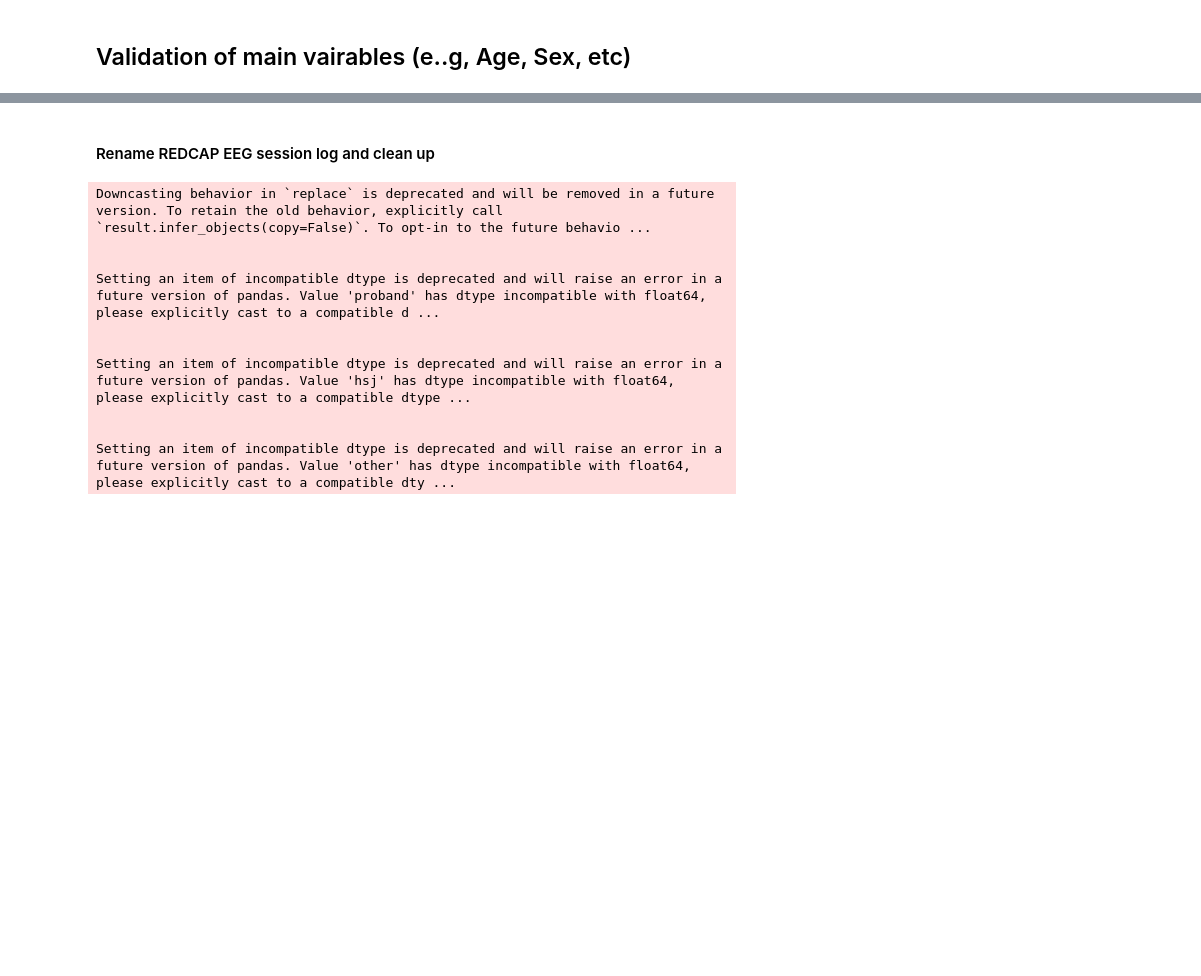
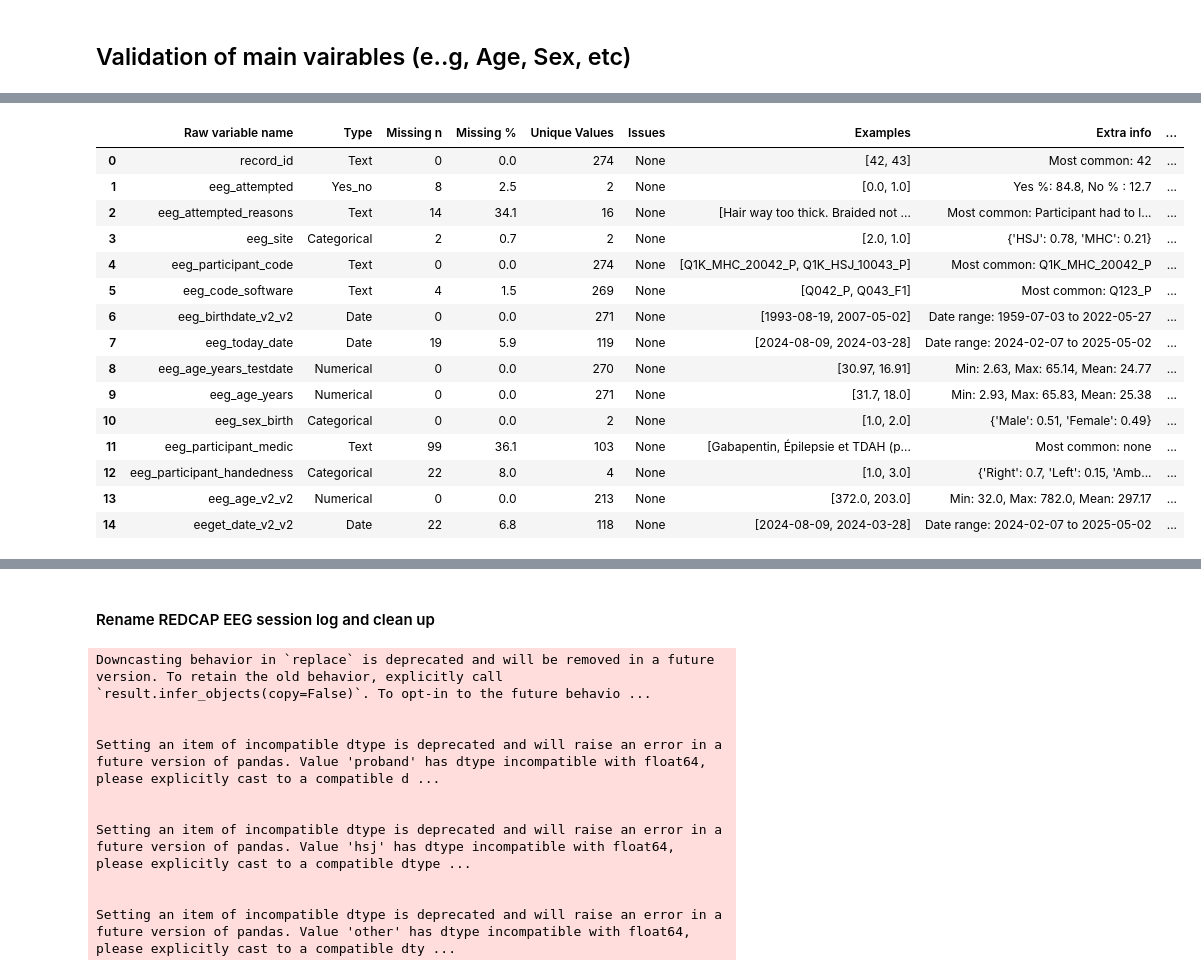
Before and after one commit to gabrielblancogomez/q1k-eeg-validation, a Jupyter notebook: code/EEG_ET_log_validation.ipynb, the cells around one changed output, grey strips where cells are left out. Cells and saved outputs as stored; diff of their text form; code cells hidden in the pictures; blank space fills up the shorter version.

Commit message:
Added new validation scripts. Berofre changes to mapping

```diff
--- a/code/EEG_ET_log_validation.ipynb
+++ b/code/EEG_ET_log_validation.ipynb
@@ -82,7 +133,7 @@ delete_cols = ['redcap_repeat_instrument', 'redcap_event_name',
 # %%
 # Principal columns
 
-principal_cols = ['eeg_attempted',
+principal_cols = ['record_id','eeg_attempted',
  'eeg_attempted_reasons',
  'eeg_site',
  'eeg_participant_code',
@@ -92,14 +143,6 @@ principal_cols = ['eeg_attempted',
  'eeg_age_years_testdate',
  'eeg_age_years',
  'eeg_sex_birth',
- 'eeg_sex_birth_specify',
- 'eeg_diagnosis___1',
- 'eeg_diagnosis___2',
- 'eeg_diagnosis___3',
- 'eeg_diagnosis___4',
- 'eeg_diagnosis___5',
- 'eeg_diagnosis_unk',
- 'eeg_diagnosis_other',
  'eeg_participant_medic',
  'eeg_participant_handedness',
  'eeg_age_v2_v2',
@@ -128,0 +164,28 @@ Index(['eeg_attempted', 'eeg_attempted_reasons', 'eeg_site',
+# %%
+# Column type mappings
+column_types = {
+            'yes_no': ['eeg_attempted', 'eeg_diagnosis___1', 'eeg_diagnosis___2',
+                            'eeg_diagnosis___3', 'eeg_diagnosis___4', 'eeg_diagnosis___5',
+                            'eeg_diagnosis_unk'],
+            'categorical': ['eeg_sex_birth', 'eeg_site', 'eeg_participant_handedness'],
+            'numerical': ['eeg_age_years', 'eeg_age_years_testdate', 'eeg_age_v2_v2'],
+            'date': ['eeg_birthdate_v2_v2', 'eeg_today_date', 'eeget_date_v2_v2'],
+            'text': ['eeg_participant_code', 'eeg_code_software', 'eeg_sex_birth_specify',
+                    'eeg_diagnosis_unk', 'eeg_participant_medic', 'eeg_attempted_reasons',"record_id"]
+        }
+# %%
+category_mappings = {
+    'eeg_attempted': {1.0: 'Yes', 0.0: 'No'},
+    'eeg_sex_birth': {1: 'Female', 2: 'Male', 3: 'Other'},
+    'eeg_participant_handedness': {1: 'Right', 2: 'Left', 3: 'Ambidextrous'},
+    'eeg_site': {1: 'HSJ', 2: 'MHC'},
+    'eeg_fit_v2_v2': {1.0: 'Good', 2.0: "Okay", 3.0: 'Poor'},
+    'eeg_imped_v2_v2': {1.0: 'Good', 2.0: 'Okay', 3.0: 'Poor'},
+    'eeg_vep_a_b_file': {0.0: "A", 1.0: "B"},
+     'eeg_ssaep_a_b_version': {1.0: "A", 0.0: "B"},
+     'eeg_mmn_a_b_file': {1.0: "A", 0.0: "B"},
+     'eeg_p2_rand_v2_v2': {1.0: "A", 0.0: "B"}
+ }
+
+# Special columns
+special_cols = ['eeg_sex_birth_specify', 'eeg_diagnosis_unk', 'eeg_participant_medic', 'eeg_diagnosis_other']
@@ -128,0 +368,19 @@ Index(['eeg_attempted', 'eeg_attempted_reasons', 'eeg_site',
+# %%
+summary_data
+# %% [output]
+|  | Raw variable name | Type | Missing n | Missing % | Unique Values | Issues | Examples | Extra info | ... |
+| 0 | record_id | Text | 0 | 0.0 | 274 | None | [42, 43] | Most common: 42 | ... |
+| 1 | eeg_attempted | Yes_no | 8 | 2.5 | 2 | None | [0.0, 1.0] | Yes %: 84.8, No % : 12.7 | ... |
+| 2 | eeg_attempted_reasons | Text | 14 | 34.1 | 16 | None | [Hair way too thick. Braided not ... | Most common: Participant had to l... | ... |
+| 3 | eeg_site | Categorical | 2 | 0.7 | 2 | None | [2.0, 1.0] | {'HSJ': 0.78, 'MHC': 0.21} | ... |
+| 4 | eeg_participant_code | Text | 0 | 0.0 | 274 | None | [Q1K_MHC_20042_P, Q1K_HSJ_10043_P] | Most common: Q1K_MHC_20042_P | ... |
+| 5 | eeg_code_software | Text | 4 | 1.5 | 269 | None | [Q042_P, Q043_F1] | Most common: Q123_P | ... |
+| 6 | eeg_birthdate_v2_v2 | Date | 0 | 0.0 | 271 | None | [1993-08-19, 2007-05-02] | Date range: 1959-07-03 to 2022-05-27 | ... |
+| 7 | eeg_today_date | Date | 19 | 5.9 | 119 | None | [2024-08-09, 2024-03-28] | Date range: 2024-02-07 to 2025-05-02 | ... |
+| 8 | eeg_age_years_testdate | Numerical | 0 | 0.0 | 270 | None | [30.97, 16.91] | Min: 2.63, Max: 65.14, Mean: 24.77 | ... |
+| 9 | eeg_age_years | Numerical | 0 | 0.0 | 271 | None | [31.7, 18.0] | Min: 2.93, Max: 65.83, Mean: 25.38 | ... |
+| 10 | eeg_sex_birth | Categorical | 0 | 0.0 | 2 | None | [1.0, 2.0] | {'Male': 0.51, 'Female': 0.49} | ... |
+| 11 | eeg_participant_medic | Text | 99 | 36.1 | 103 | None | [Gabapentin, Épilepsie et TDAH (p... | Most common: none | ... |
+| 12 | eeg_participant_handedness | Categorical | 22 | 8.0 | 4 | None | [1.0, 3.0] | {'Right': 0.7, 'Left': 0.15, 'Amb... | ... |
+| 13 | eeg_age_v2_v2 | Numerical | 0 | 0.0 | 213 | None | [372.0, 203.0] | Min: 32.0, Max: 782.0, Mean: 297.17 | ... |
+| 14 | eeget_date_v2_v2 | Date | 22 | 6.8 | 118 | None | [2024-08-09, 2024-03-28] | Date range: 2024-02-07 to 2025-05-02 | ... |
```
Also changed, not shown: parts of 43 cells of this notebook.
